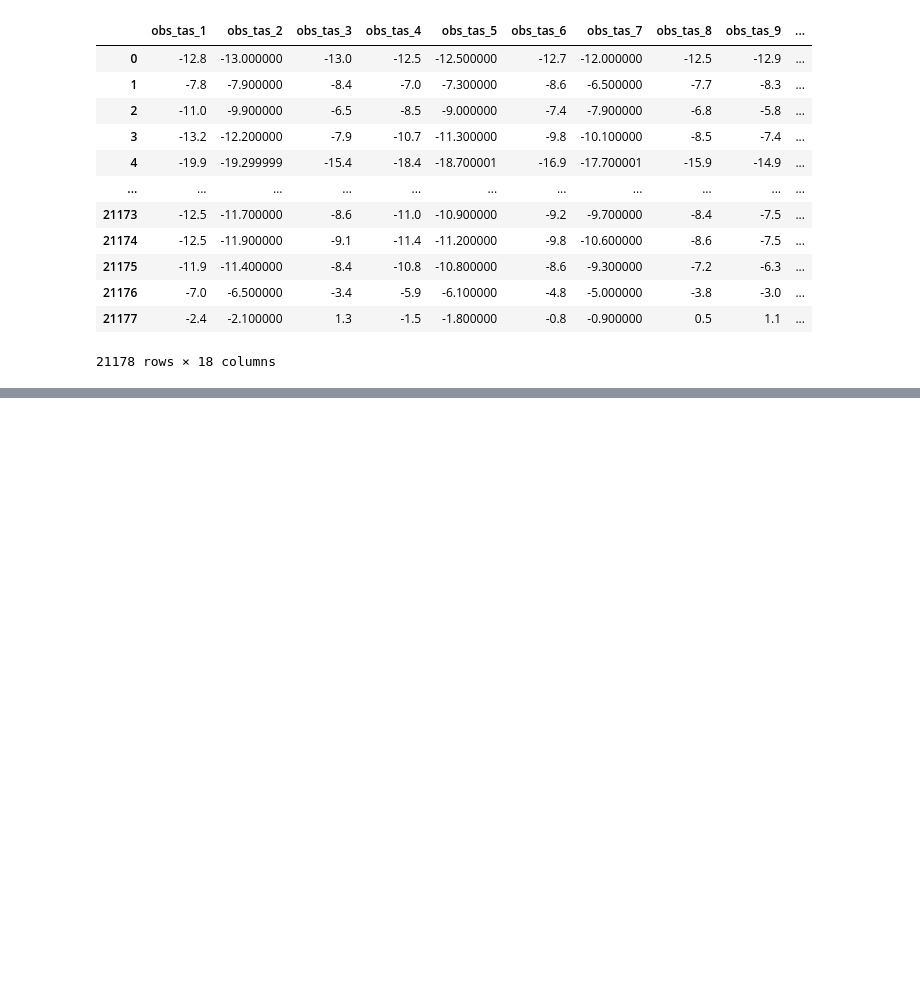
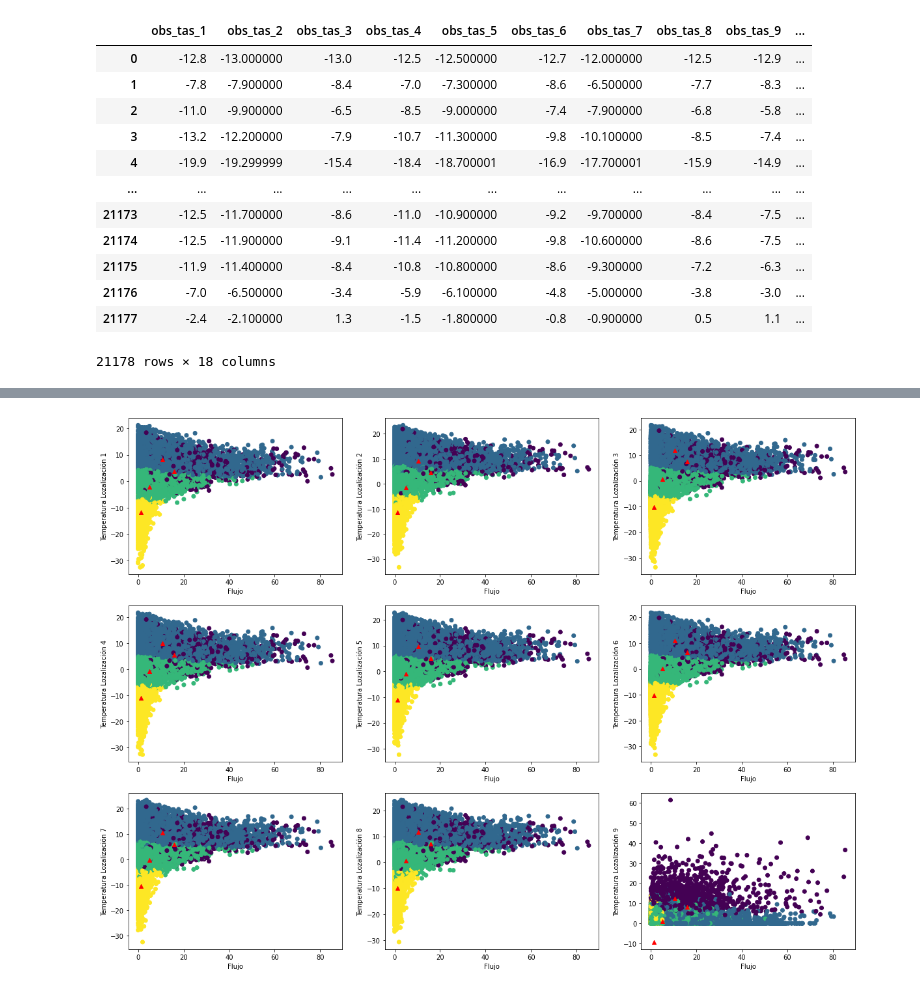
Before and after one commit to Jairo22EnriqueTec/CienciaDatosTopologia, a Jupyter notebook: 01-Clustering.ipynb, the cells around one changed output, grey strips where cells are left out. Drawn from its saved outputs; the diff is of its cells as text; code cells hidden in the pictures; blank space fills up the shorter version.

```diff
--- a/01-Clustering.ipynb
+++ b/01-Clustering.ipynb
@@ -363,0 +362,2 @@ plt.show()
+# %%
+centers_flow = kmeans_flow_obs.cluster_centers_
@@ -363,0 +380,12 @@ plt.show()
+# %%
+fig, axs = plt.subplots(3,3,figsize=(20,15))
+cont=0
+for i in range(3):
+    for j in range(3):
+        axs[i][j].scatter(flow_obs.iloc[:,0],all_obs.iloc[:,cont+1],c = kmeans_flow_obs.labels_)
+        axs[i][j].scatter(centers_flow[:,0],centers_flow[:,cont+1],marker = '^', c = 'r')
+        axs[i][j].set_xlabel("Flujo")
+        axs[i][j].set_ylabel("Temperatura Lozalización {}".format(cont+1))
+        cont+=1
+# %% [output]
+[figure, added]
```
Also changed, not shown: parts of 15 cells of this notebook.
